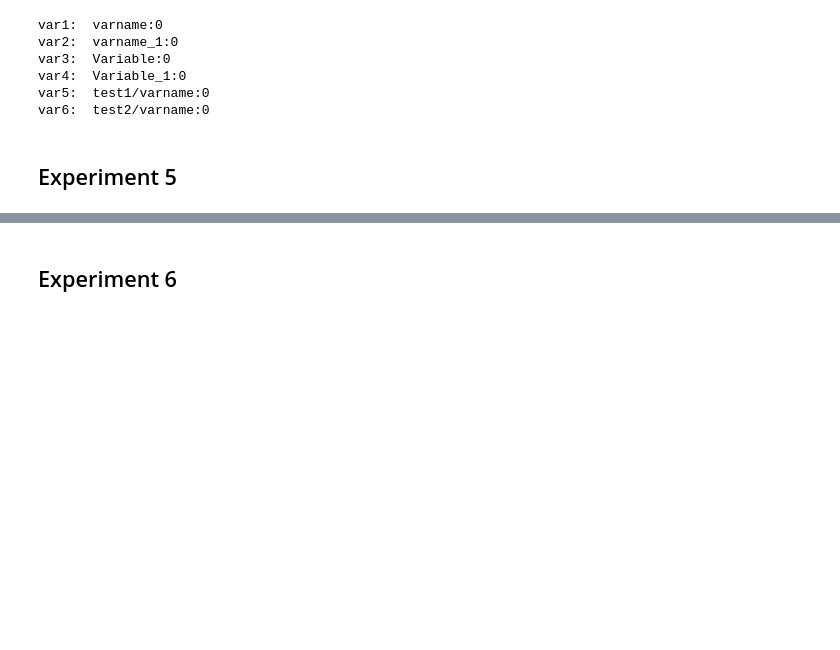
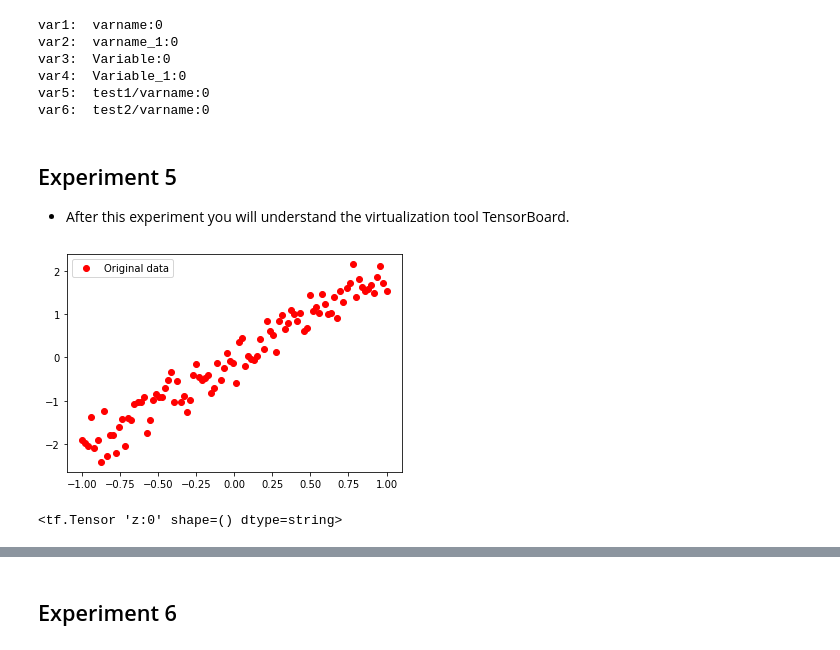
Before and after one commit to edgebr/aitraining-al, a Jupyter notebook: tensorflow_basics.ipynb, the cells around one changed output, grey strips where cells are left out. Drawn from its saved outputs; the diff is of its cells as text; code cells hidden in the pictures; blank space fills up the shorter version.

Commit message:
tf-guide: optimization and tensorboard

```diff
--- a/tensorflow_basics.ipynb
+++ b/tensorflow_basics.ipynb
@@ -121,5 +121,6 @@ var3:  Variable:0
 var4:  Variable_1:0
 var5:  test1/varname:0
 var6:  test2/varname:0
-# %% [markdown]
-## Experiment 5
+# %% [markdown]
+## Experiment 5
+- After this experiment you will understand the virtualization tool TensorBoard.
@@ -125,0 +138,11 @@ var6:  test2/varname:0
+# %%
+x_train = np.linspace(-1, 1, 100)
+y_train = 2 * x_train + np.random.randn(*x_train.shape) * 0.3  # y = 2 * x + noise
+# %%
+plt.plot(x_train, y_train, 'ro', label='Original data')
+plt.legend()
+plt.show()
+
+tf.reset_default_graph()
+# %% [output]
+[figure, added]
@@ -125,0 +157,5 @@ var6:  test2/varname:0
+# %%
+z = tf.multiply(X, W) + b
+tf.summary.histogram('z', z)
+# %% [output]
+<tf.Tensor 'z:0' shape=() dtype=string>
```
Also changed, not shown: parts of 7 cells of this notebook, 1 other file.
